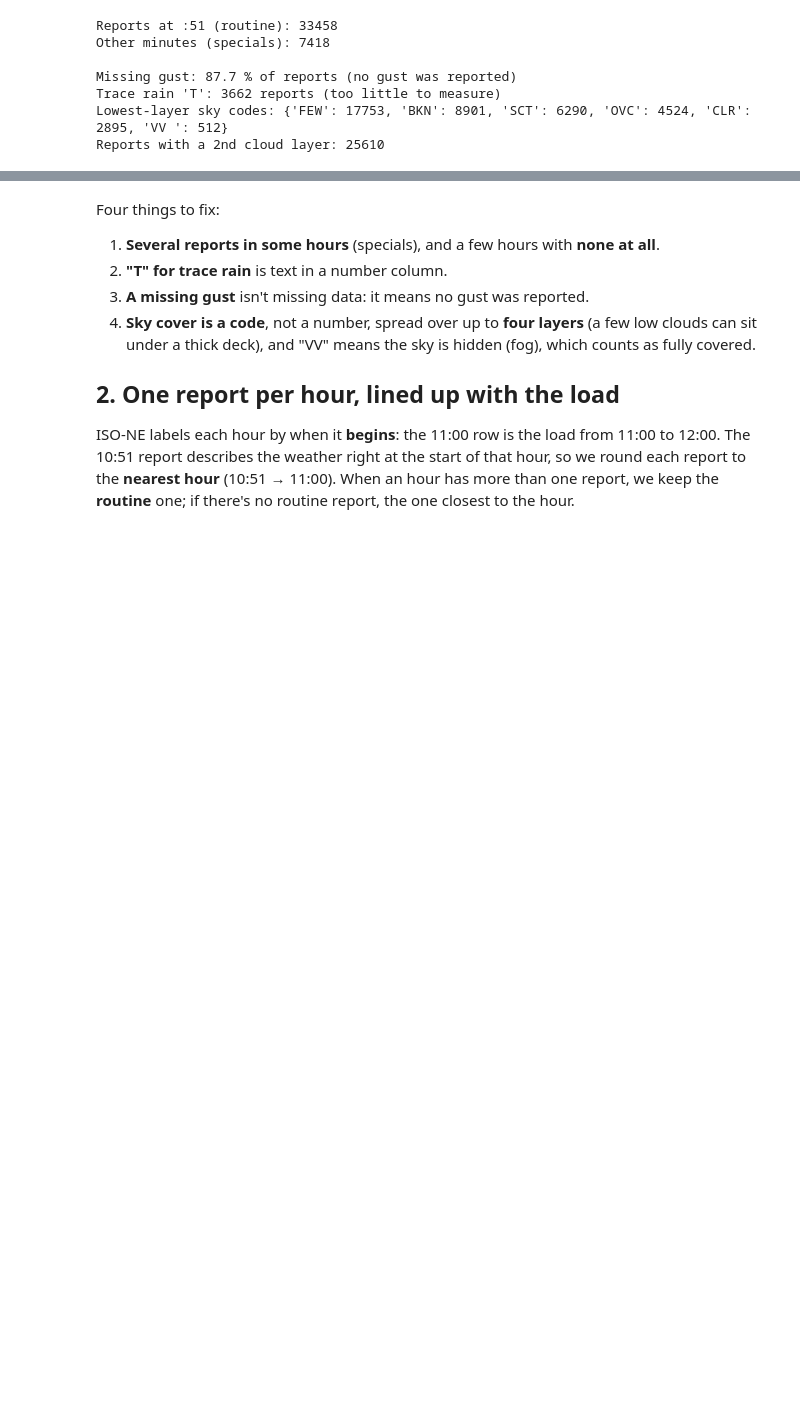
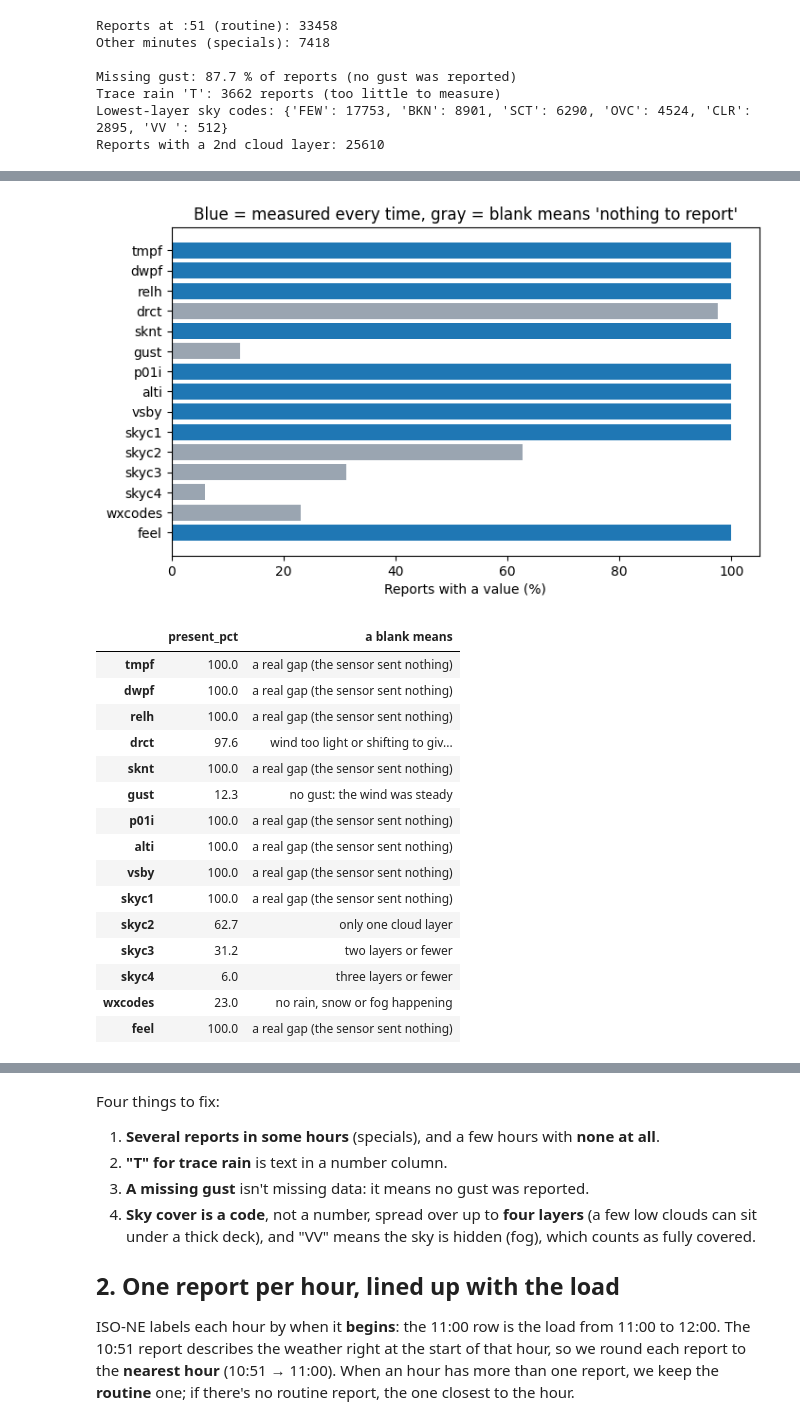
Before and after one commit to drdave-teaching/OPIM5512-notebooks, a Jupyter notebook: Module4/Lab5_Building_the_Training_Data.ipynb, the cells around one changed output, grey strips where cells are left out. Drawn from its saved outputs; the diff is of its cells as text; code cells hidden in the pictures; blank space fills up the shorter version.

```diff
--- a/Module4/Lab5_Building_the_Training_Data.ipynb
+++ b/Module4/Lab5_Building_the_Training_Data.ipynb
@@ -82,0 +168,44 @@ Reports with a 2nd cloud layer: 25610
+# %%
+# How complete is each raw column? And what does a blank mean in that column?
+NOTHING_TO_REPORT = {"gust": "no gust: the wind was steady",
+                     "skyc2": "only one cloud layer", "skyc3": "two layers or fewer", "skyc4": "three layers or fewer",
+                     "wxcodes": "no rain, snow or fog happening",
+                     "drct": "wind too light or shifting to give a direction (VRB)"}
+
+completeness = pd.DataFrame({"present_pct": (100 * raw.notna().mean()).round(1)})
+completeness = completeness.drop(["station", "valid"])
+completeness["a blank means"] = "a real gap (the sensor sent nothing)"
+for column in NOTHING_TO_REPORT:
+    completeness.loc[column, "a blank means"] = NOTHING_TO_REPORT[column]
+
+colors = []
+for column in completeness.index:
+    if column in NOTHING_TO_REPORT:
+        colors.append("#9aa5b1")
+    else:
+        colors.append("#1f77b4")
+plt.figure(figsize=(8, 4.5))
+plt.barh(completeness.index, completeness["present_pct"], color=colors)
+plt.gca().invert_yaxis()
+plt.xlabel("Reports with a value (%)")
+plt.title("Blue = measured every time, gray = blank means 'nothing to report'")
+plt.show()
+completeness
+# %% [output]
+[figure, added]
+|  | present_pct | a blank means |
+| tmpf | 100.0 | a real gap (the sensor sent nothing) |
+| dwpf | 100.0 | a real gap (the sensor sent nothing) |
+| relh | 100.0 | a real gap (the sensor sent nothing) |
+| drct | 97.6 | wind too light or shifting to giv... |
+| sknt | 100.0 | a real gap (the sensor sent nothing) |
+| gust | 12.3 | no gust: the wind was steady |
+| p01i | 100.0 | a real gap (the sensor sent nothing) |
+| alti | 100.0 | a real gap (the sensor sent nothing) |
+| vsby | 100.0 | a real gap (the sensor sent nothing) |
+| skyc1 | 100.0 | a real gap (the sensor sent nothing) |
+| skyc2 | 62.7 | only one cloud layer |
+| skyc3 | 31.2 | two layers or fewer |
+| skyc4 | 6.0 | three layers or fewer |
+| wxcodes | 23.0 | no rain, snow or fog happening |
+| feel | 100.0 | a real gap (the sensor sent nothing) |
```
Also changed, not shown: parts of 56 cells of this notebook.
